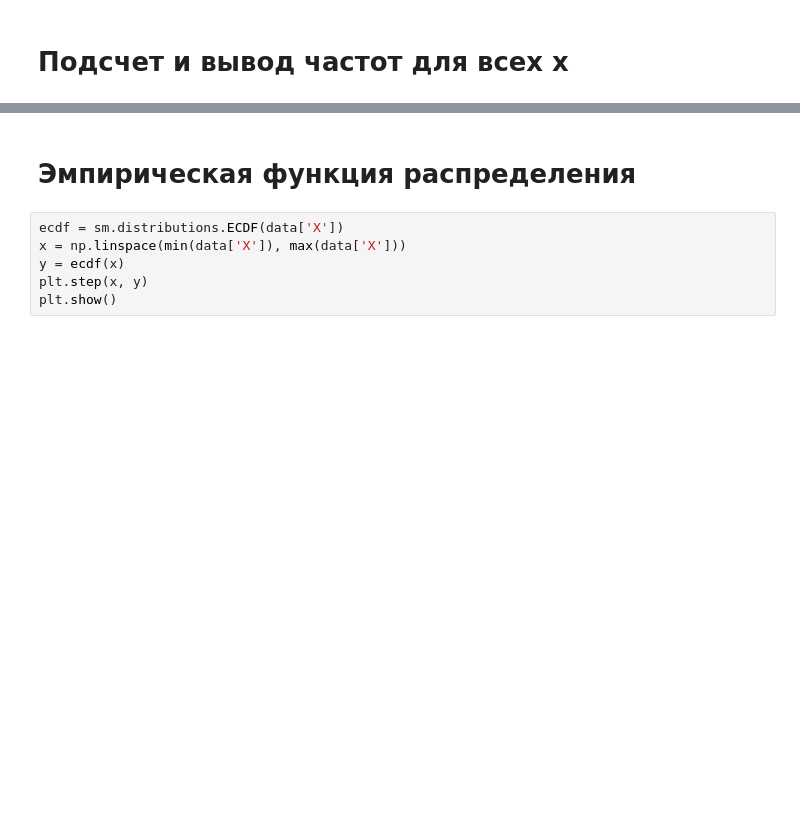
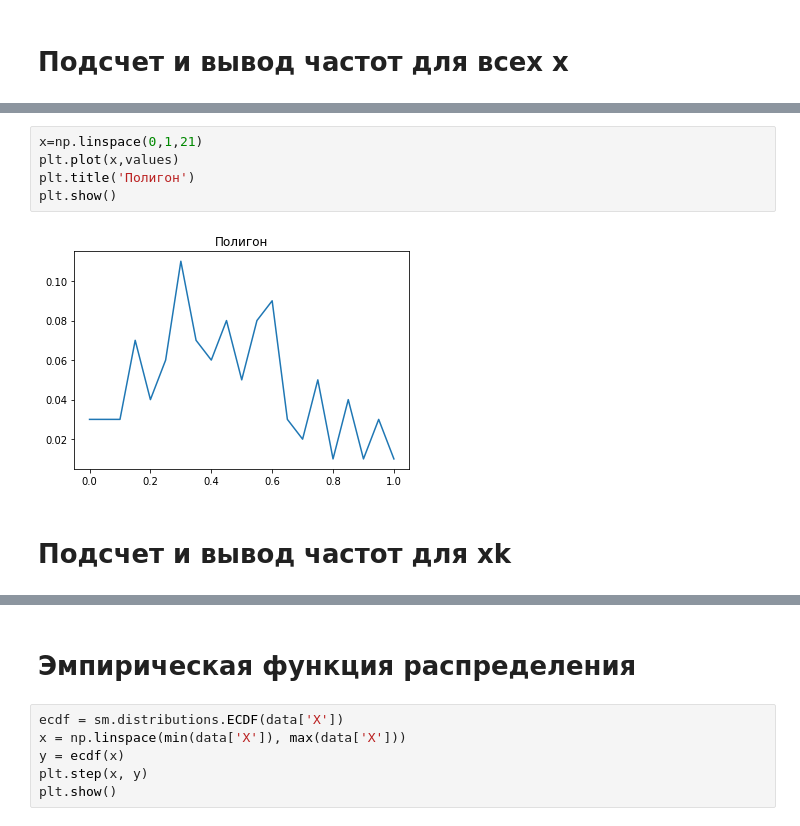
Before and after one commit to nikita-potashev/Python-for-kids, a Jupyter notebook: EasyDataScience/DataAnalyzer.ipynb, the cells around one changed output, grey strips where cells are left out. Drawn from its saved outputs; the diff is of its cells as text; blank space fills up the shorter version.

```diff
--- a/EasyDataScience/DataAnalyzer.ipynb
+++ b/EasyDataScience/DataAnalyzer.ipynb
@@ -28,0 +64,9 @@ print(data_freq)
+# %%
+x=np.linspace(0,1,21)
+plt.plot(x,values)
+plt.title('Полигон')
+plt.show()
+# %% [output]
+[figure, added]
+# %% [markdown]
+# Подсчет и вывод частот для xk
```
Also changed, not shown: parts of 16 cells of this notebook.
